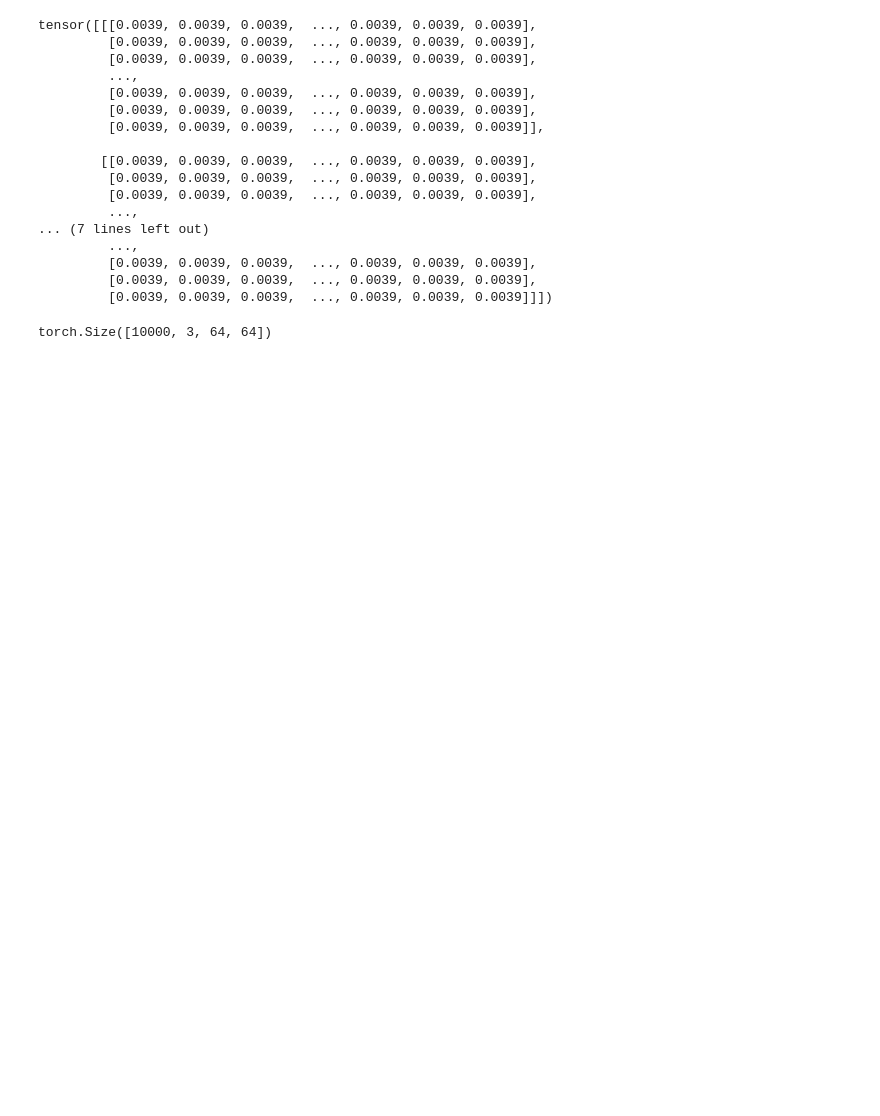
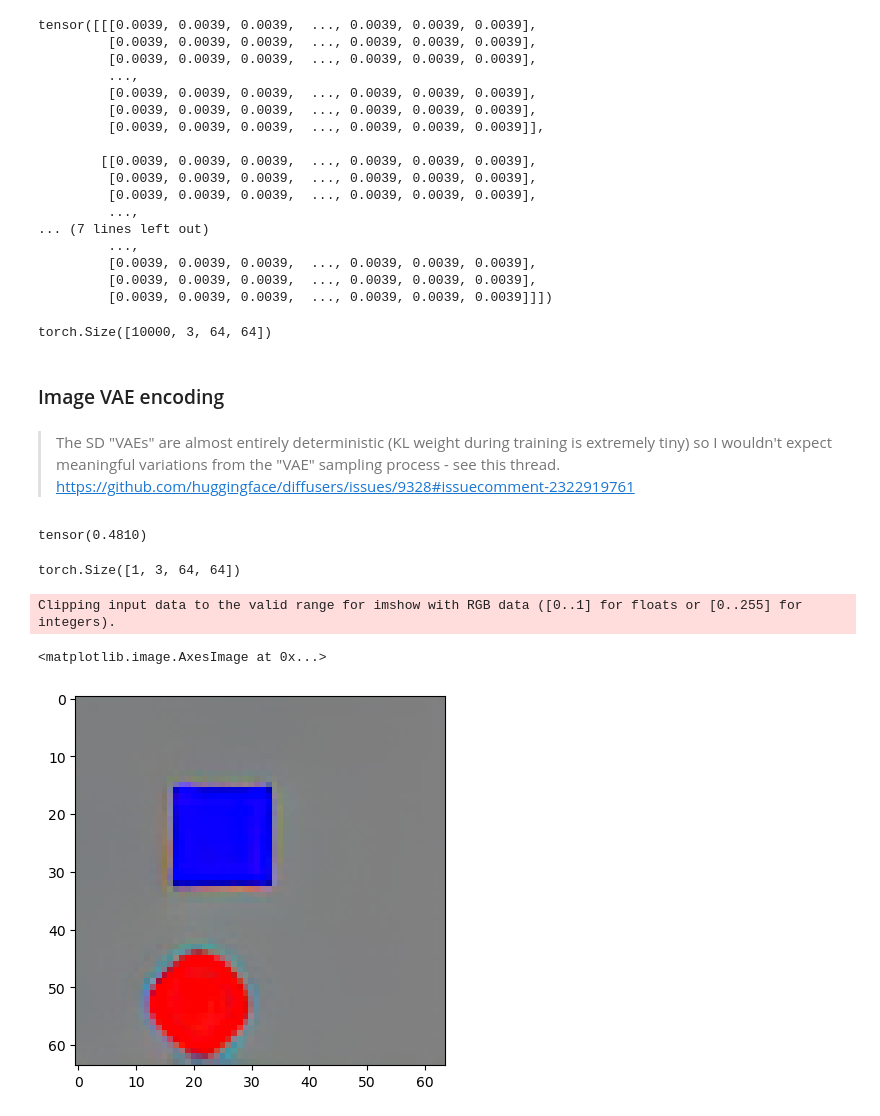
Before and after one commit to Animadversio/DiffusionObjectRelation, a Jupyter notebook: notebooks/Dataset_creation.ipynb, the cells around one changed output. Saved outputs shown, nothing was run; the diff lists cells and outputs as text; code cells hidden in the pictures; blank space fills up the shorter version.

Commit message:
dataset creation and encoding with pretrained text image encoder

```diff
--- a/notebooks/Dataset_creation.ipynb
+++ b/notebooks/Dataset_creation.ipynb
@@ -8,7 +8,7 @@ import random
 import matplotlib.pyplot as plt
 
 class ShapesDataset(Dataset):
-    def __init__(self, num_images, transform=None):
+    def __init__(self, num_images, resolution=64, radius=8, transform=None):
         """
         Initializes the dataset.
 
@@ -18,11 +18,11 @@ class ShapesDataset(Dataset):
         """
         self.num_images = num_images
         self.shapes = ['triangle', 'circle', 'square']
-        self.canvas_size = 64
+        self.canvas_size = resolution
         self.transform = transform
         self.shape_to_idx = {'triangle': 0, 'circle': 1, 'square': 2}
         self.idx_to_shape = {0: 'triangle', 1: 'circle', 2: 'square'}
-        self.radius = 8
+        self.radius = radius
 
         # Spatial relationship phrases for variety
         self.spatial_phrases = {
@@ -354,3 +356,34 @@ tensor([[[0.0039, 0.0039, 0.0039,  ..., 0.0039, 0.0039, 0.0039],
 image_tensors.shape
 # %% [output]
 torch.Size([10000, 3, 64, 64])
+# %% [markdown]
+### Image VAE encoding
+# %% [markdown]
+> The SD "VAEs" are almost entirely deterministic (KL weight during training is extremely tiny) so I wouldn't expect meaningful variations from the "VAE" sampling process - see this thread.
+https://github.com/huggingface/diffusers/issues/9328#issuecomment-2322919761
+# %%
+# load the Stable Diffusion VAE
+from diffusers import AutoencoderKL
+device = torch.device("cuda:0" if torch.cuda.is_available() else "cpu")
+vae_model = "stabilityai/sd-vae-ft-ema" #@param ["stabilityai/sd-vae-ft-mse", "stabilityai/sd-vae-ft-ema"]
+vae = AutoencoderKL.from_pretrained(vae_model).to(device)
+# %%
+image_tensors[0:1].mean()
+# %% [output]
+tensor(0.4810)
+# %%
+with torch.no_grad():
+    latent_dist = vae.encode(image_tensors[0:1].to(device) * 2 - 1).latent_dist
+    # latent_sample = latent_dist.sample()
+    # image_rec = vae.decode(latent_sample).sample
+    latent_mean = latent_dist.mean
+    image_rec = vae.decode(latent_mean).sample * 0.5 + 0.5
+image_rec.shape
+# %% [output]
+torch.Size([1, 3, 64, 64])
+# %%
+plt.imshow(image_rec[0].permute(1, 2, 0).cpu().numpy())
+# %% [output]
+Clipping input data to the valid range for imshow with RGB data ([0..1] for floats or [0..255] for integers).
+<matplotlib.image.AxesImage at 0x...>
+[figure, added]
```
Also changed, not shown: parts of 8 cells of this notebook, 1 other file.
